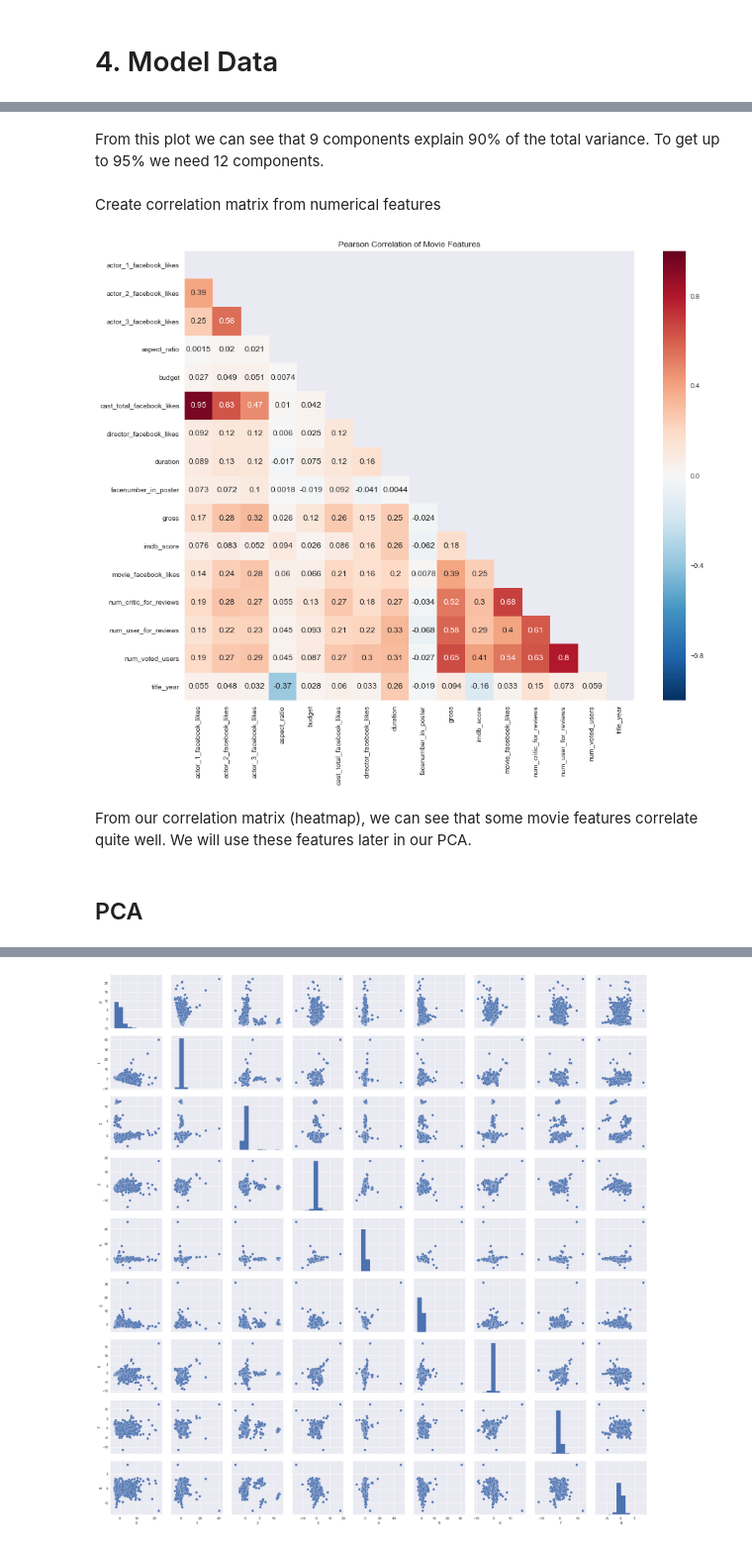
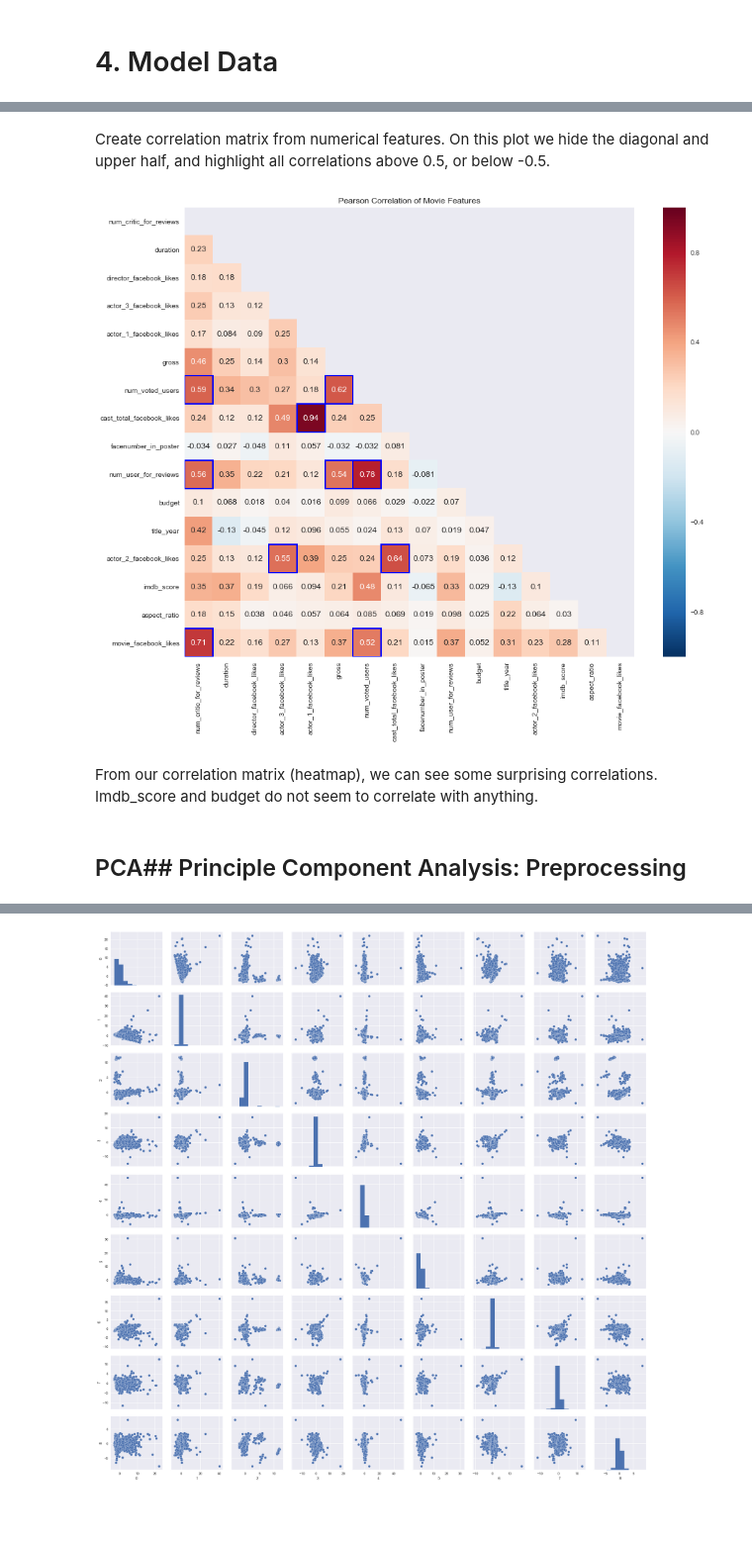
Before and after one commit to christianbillp/python, a Jupyter notebook: notebooks/ML_projekt1.ipynb, the cells around one changed output, grey strips where cells are left out. Shown: that part at 99% size. Drawn from its saved outputs; the diff is of its cells as text; code cells hidden in the pictures; blank space fills up the shorter version.

Commit message:
Cleaned up some code and added some text

```diff
--- a/notebooks/ML_projekt1.ipynb
+++ b/notebooks/ML_projekt1.ipynb
@@ -342,0 +356,6 @@ the data prior to the PCA analysis.
+# %%
+data['numerical'] = data['no_na'].select_dtypes(exclude=['object']).fillna(value=0, axis=1)
+data['X_std'] = StandardScaler().fit_transform(data['numerical'].values)
+data['covariance'] = np.cov(data['X_std'].T)
+data['eigenvalues'], data['eigenvectors'] = np.linalg.eig(data['covariance'])
+data['eigenvalues_variance_explained'] = [(i/data['eigenvalues'].sum())*100 for i in sorted(data['eigenvalues'], reverse=True)]
@@ -347,10 +380,0 @@ Create numerical data from raw data
-# %%
-str_list = [] # empty list to contain columns with strings (words)
-for colname, colvalue in data['raw'].iteritems():
-    if type(colvalue[1]) == str:
-         str_list.append(colname)
-# Get to the numeric columns by inversion
-num_list = data['raw'].columns.difference(str_list)
-
-data['numerical'] = data['raw'][num_list]
-data['numerical'] = data['numerical'].fillna(value=0, axis=1)
@@ -388,18 +381,25 @@ plt.show()
-# %% [markdown]
-From this plot we can see that 9 components explain 90% of the total variance. To get up to 95% we need 12 components.
-# %% [markdown]
-Create correlation matrix from numerical features
+# %% [markdown]
+Create correlation matrix from numerical features. On this plot we hide the diagonal and upper half, and highlight all correlations above 0.5, or below -0.5.
 # %%
 data['numerical_correlation'] = data['numerical'].corr()
-f, ax = plt.subplots(figsize=(15, 12))
+plt.subplots(figsize=(15, 12))
 plt.title('Pearson Correlation of Movie Features')
-mask = np.zeros_like(data['numerical_correlation'], dtype=np.bool) # Mask to remove diagonal and upper half
+
+# Mask to remove diagonal and upper half
+mask = np.zeros_like(data['numerical_correlation'], dtype=np.bool)
 mask[np.triu_indices_from(mask)] = True
-sns.heatmap(data['numerical_correlation'],vmax=1,square=True,annot=True,mask=mask);
+ax = sns.heatmap(data['numerical_correlation'],vmax=1,square=True,annot=True,mask=mask);
+
+
+for cell in ax.texts:
+    if (abs(float(cell.get_text())) > 0.5):
+        ax.add_patch(Rectangle((int(cell.get_position()[0]-0.5), int(cell.get_position()[1]-0.5)), 1, 1, fill=False, edgecolor='blue', lw=2))
+
+plt.show()
 # %% [output]
-[figure, old version]
+[figure, new version]
-# %% [markdown]
-From our correlation matrix (heatmap), we can see that some movie features correlate quite well. We will use these features later in our PCA.
+# %% [markdown]
+From our correlation matrix (heatmap), we can see some surprising correlations. Imdb_score and budget do not seem to correlate with anything.
 # %% [markdown]
-## PCA
+## PCA## Principle Component Analysis: Preprocessing
 # %%
```
Also changed, not shown: parts of 30 cells of this notebook.
